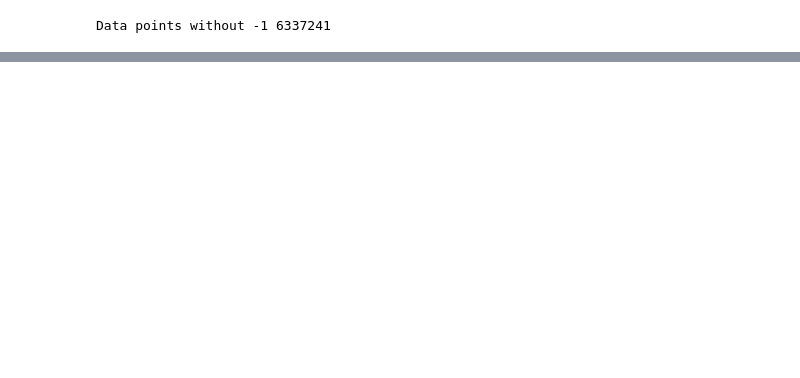
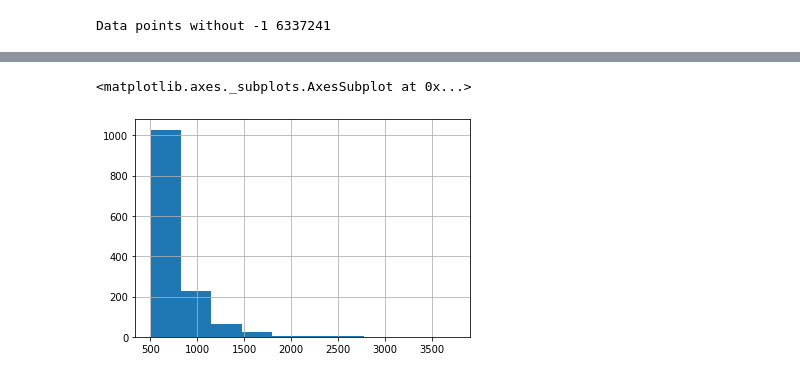
Before and after one commit to PWalis/anime_thing, a Jupyter notebook: notebooks/data_Exploration.ipynb, the cells around one changed output, grey strips where cells are left out. Saved outputs shown, nothing was run; the diff lists cells and outputs as text; code cells hidden in the pictures; blank space fills up the shorter version.

```diff
--- a/notebooks/data_Exploration.ipynb
+++ b/notebooks/data_Exploration.ipynb
@@ -66,0 +100,6 @@ AttributeError: module 'scipy' has no attribute 'sparse'
+# %%
+user_big = user_ratings[user_ratings>500]
+user_big[user_big<9000].hist()
+# %% [output]
+<matplotlib.axes._subplots.AxesSubplot at 0x...>
+[figure, added]
```
Also changed, not shown: parts of 21 cells of this notebook, 2 other files.
